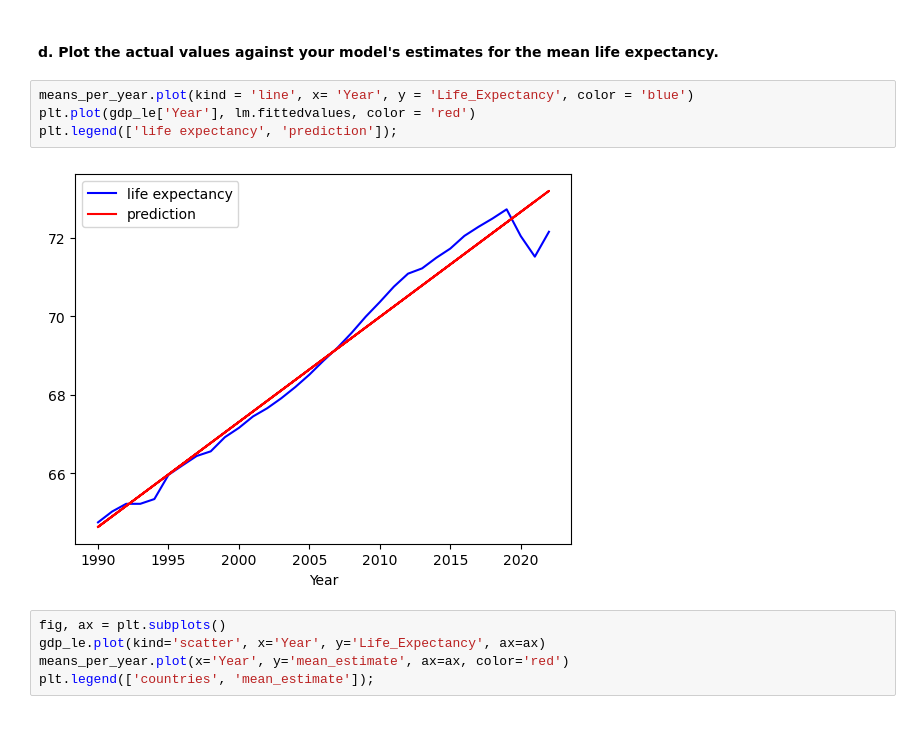
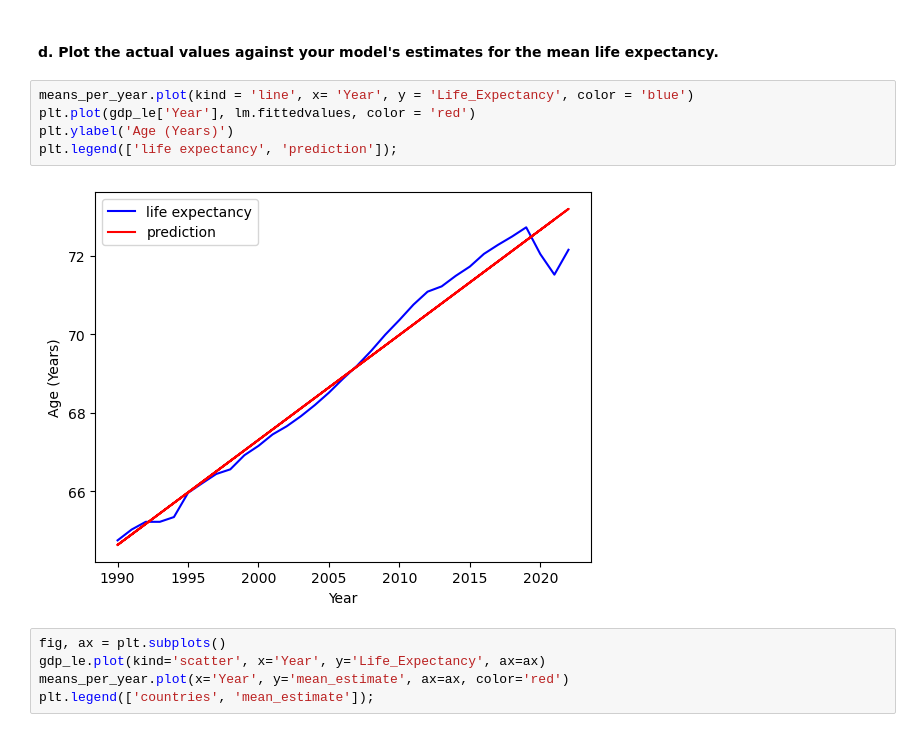
Before and after one commit to nss-data-science-cohort-8/un-linear-regression-DrewRichard7, a Jupyter notebook: notebooks/linear_regression_practice.ipynb, the cells around one changed output. Saved outputs shown, nothing was run; the diff lists cells and outputs as text.

```diff
--- a/notebooks/linear_regression_practice.ipynb
+++ b/notebooks/linear_regression_practice.ipynb
@@ -87,9 +88,10 @@ means_per_year.head(5)
 # %%
 means_per_year.plot(kind = 'line', x= 'Year', y = 'Life_Expectancy', color = 'blue')
 plt.plot(gdp_le['Year'], lm.fittedvalues, color = 'red')
+plt.ylabel('Age (Years)')
 plt.legend(['life expectancy', 'prediction']);
 # %% [output]
-[figure, old version]
+[figure, new version]
 # %%
 fig, ax = plt.subplots()
 gdp_le.plot(kind='scatter', x='Year', y='Life_Expectancy', ax=ax)
```
Also changed, not shown: parts of 22 cells of this notebook.
